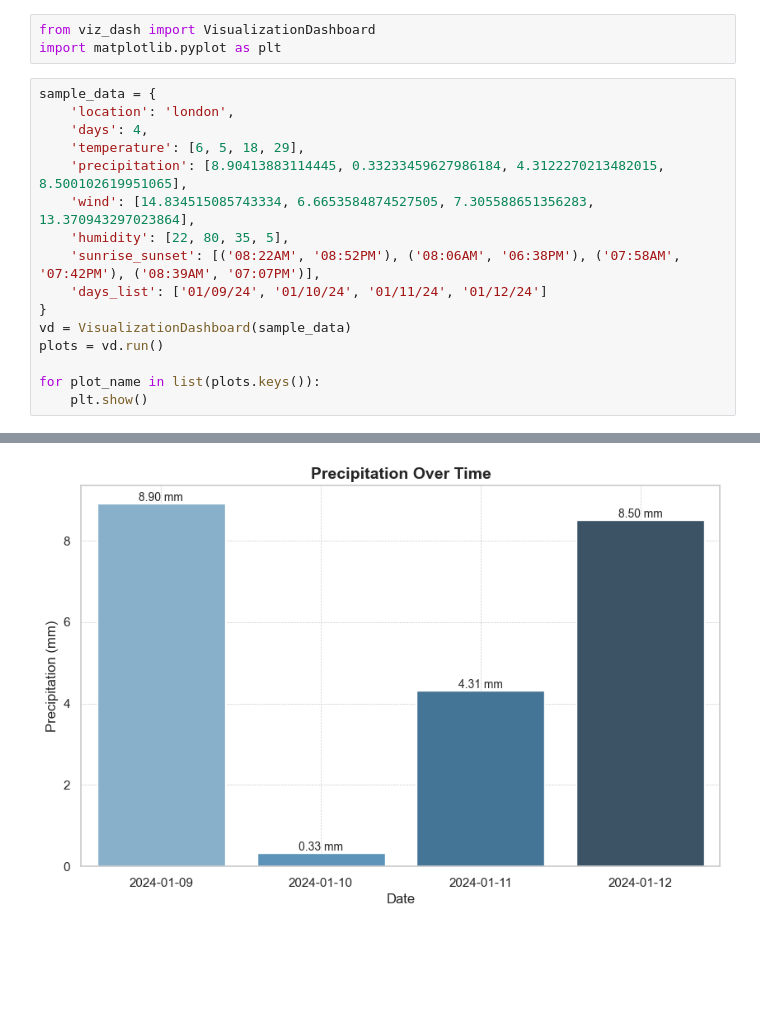
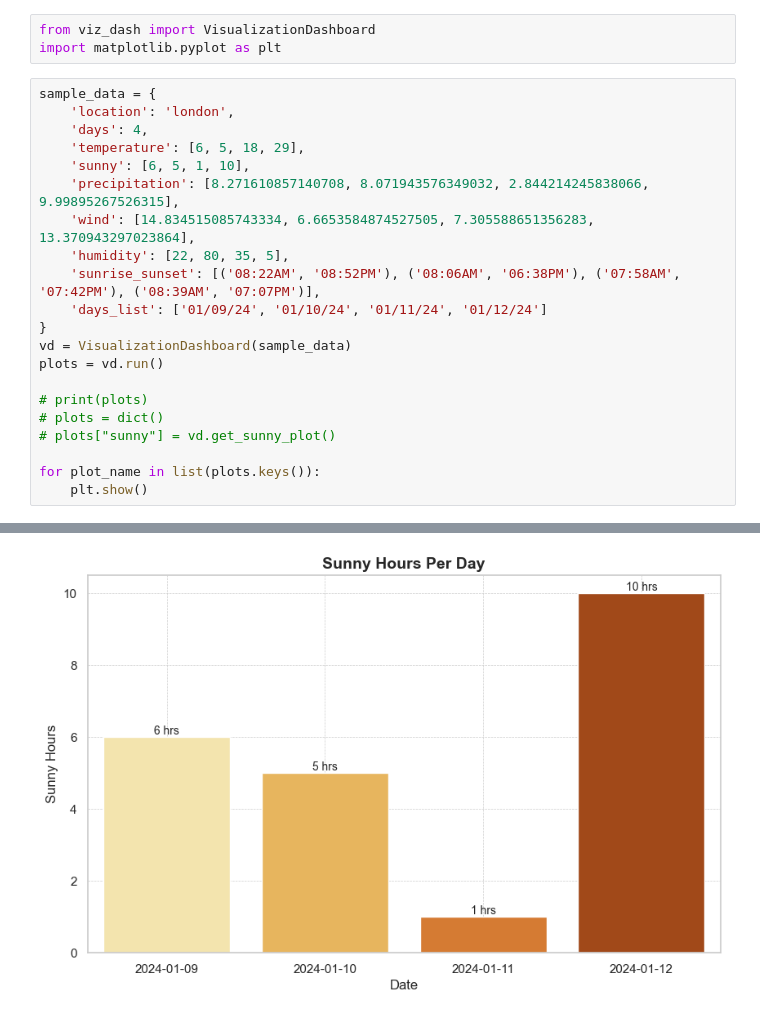
Before and after one commit to Norma-99/WeatherChatbot, a Jupyter notebook: test_model.ipynb, the cells around one changed output, grey strips where cells are left out. Drawn from its saved outputs; the diff is of its cells as text; blank space fills up the shorter version.

Commit message:
Added sunny/cloudy feature. Code complete

```diff
--- a/test_model.ipynb
+++ b/test_model.ipynb
@@ -143,7 +145,8 @@ sample_data = {
     'location': 'london',
     'days': 4,
     'temperature': [6, 5, 18, 29],
-    'precipitation': [8.90413883114445, 0.33233459627986184, 4.3122270213482015, 8.500102619951065],
+    'sunny': [6, 5, 1, 10],
+    'precipitation': [8.271610857140708, 8.071943576349032, 2.844214245838066, 9.99895267526315],
     'wind': [14.834515085743334, 6.6653584874527505, 7.305588651356283, 13.370943297023864],
     'humidity': [22, 80, 35, 5],
     'sunrise_sunset': [('08:22AM', '08:52PM'), ('08:06AM', '06:38PM'), ('07:58AM', '07:42PM'), ('08:39AM', '07:07PM')],
@@ -152,6 +155,10 @@ sample_data = {
 vd = VisualizationDashboard(sample_data)
 plots = vd.run()
 
+# print(plots)
+# plots = dict()
+# plots["sunny"] = vd.get_sunny_plot()
+
 for plot_name in list(plots.keys()):
     plt.show()
 # %% [output]
@@ -173,2 +184,2 @@ The `ci` parameter is deprecated. Use `errorbar=None` for the same effect.
 [figure]
-[figure, old version]
+[figure, new version]
```
Also changed, not shown: parts of 3 cells of this notebook, 7 other files.
